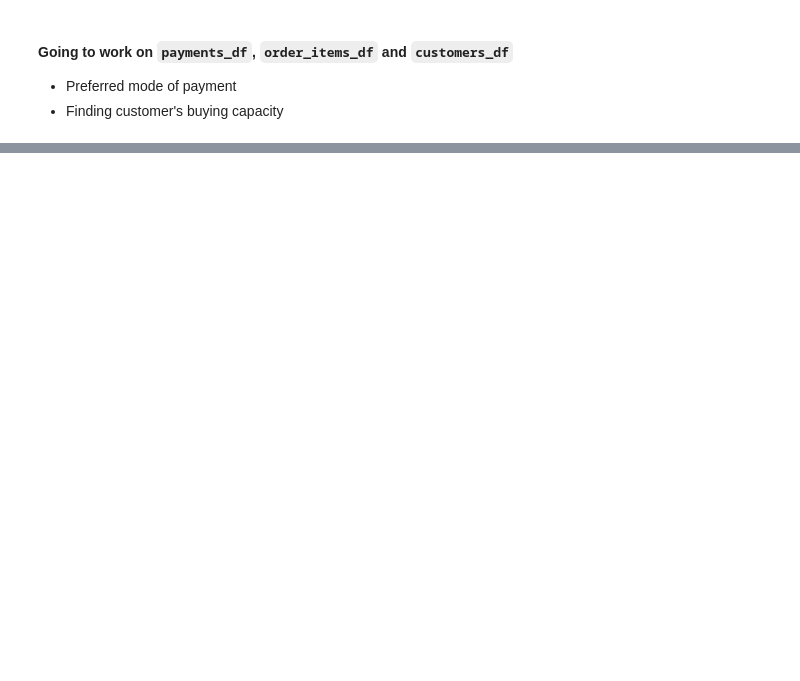
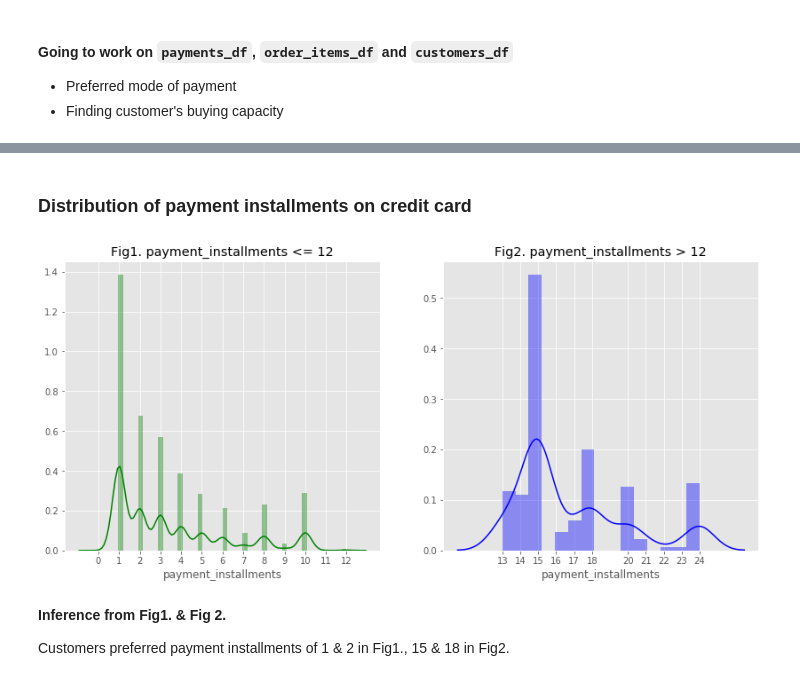
Before and after one commit to sank3t/Ecommerce-ML-Model, a Jupyter notebook: eda_oligo.ipynb, the cells around one changed output, grey strips where cells are left out. Drawn from its saved outputs; the diff is of its cells as text; code cells hidden in the pictures; blank space fills up the shorter version.

```diff
--- a/eda_oligo.ipynb
+++ b/eda_oligo.ipynb
@@ -140,0 +91,33 @@ Index(['order_id', 'payment_sequential', 'payment_type',
+# %% [markdown]
+### Distribution of payment installments on credit card
+# %%
+filter_less_than_or_equal_12 = (payments_df.payment_type == 'credit_card') & \
+                               (payments_df.payment_installments <= 12)
+
+filter_greater_than_12 = (payments_df.payment_type == 'credit_card') & \
+                         (payments_df.payment_installments > 12)
+
+df_less_than_or_equal_12 = payments_df.loc[filter_less_than_or_equal_12, 'payment_installments']
+df_greater_than_12 = payments_df.loc[filter_greater_than_12, 'payment_installments']
+
+# Plot size
+plt.rcParams['figure.figsize'] = [14, 6]
+
+# Plotting installments less than or equal to 12
+plt.subplot(1, 2, 1)
+sns.distplot(df_less_than_or_equal_12, color='green')
+plt.xticks(np.sort(df_less_than_or_equal_12.unique()))
+plt.title('Fig1. payment_installments <= 12')
+
+# Plotting installments greater than 12
+plt.subplot(1, 2, 2)
+sns.distplot(df_greater_than_12, bins=15, color='blue')
+plt.xticks(np.sort(df_greater_than_12.unique()))
+plt.title('Fig2. payment_installments > 12')
+plt.show()
+# %% [output]
+[figure, added]
+# %% [markdown]
+**Inference from Fig1. & Fig 2.**
+
+Customers preferred payment installments of 1 & 2 in Fig1., 15 & 18 in Fig2.
```
Also changed, not shown: parts of 18 cells of this notebook.
